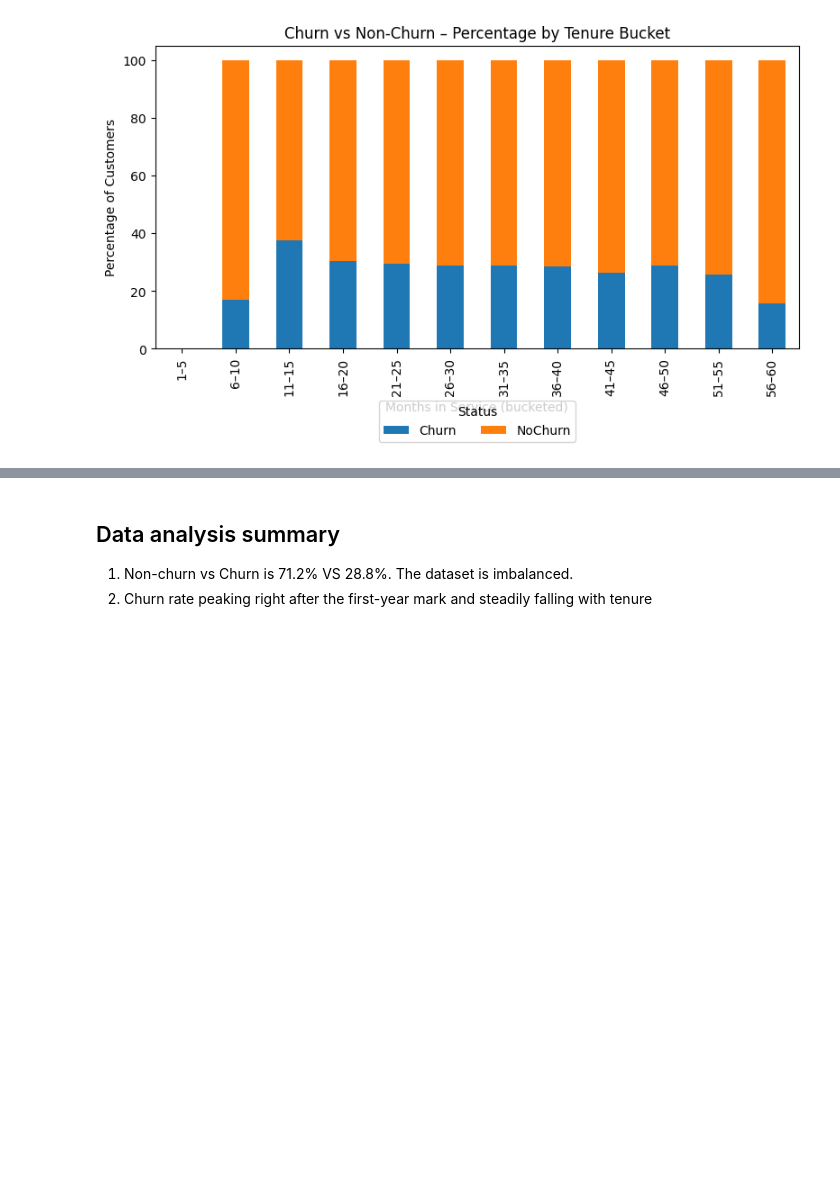
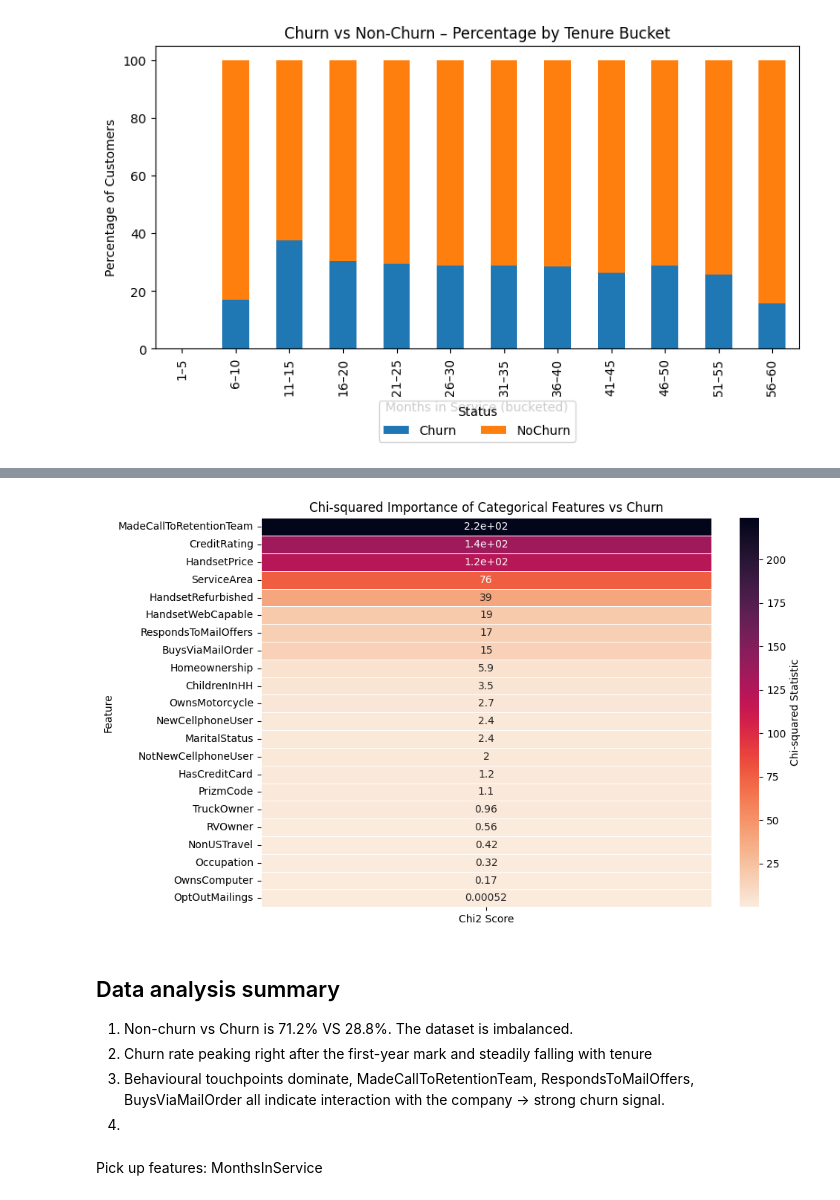
Before and after one commit to jycwy/MLOPs_zoomcamp_project, a Jupyter notebook: src/model training/data_eda.ipynb, the cells around one changed output, grey strips where cells are left out. Drawn from its saved outputs; the diff is of its cells as text; code cells hidden in the pictures; blank space fills up the shorter version.

```diff
--- a/src/model training/data_eda.ipynb
+++ b/src/model training/data_eda.ipynb
@@ -149,9 +226,44 @@ plt.show()
+# %%
+# Prepare categorical features
+cat_cols = train_df.select_dtypes(include='object').drop(columns=['Churn']).columns
+
+# Encode categorical variables
+X_cat = train_df[cat_cols].apply(lambda col: LabelEncoder().fit_transform(col.astype(str)))
+y = LabelEncoder().fit_transform(train_df['Churn'])
+
+# Perform chi-squared test
+chi_scores, _ = chi2(X_cat, y)
+
+# Create and sort dataframe
+chi2_df = pd.DataFrame({'Feature': cat_cols, 'Chi2 Score': chi_scores})
+chi2_df = chi2_df.sort_values(by='Chi2 Score', ascending=False)
+# %%
+heat_df = chi2_df.set_index('Feature')[['Chi2 Score']]   # keep scores, drop p-values in heat-map
+
+plt.figure(figsize=(10, 6))
+sns.heatmap(
+    heat_df,
+    cmap='rocket_r',          # nice dark-to-light palette
+    annot=True,
+    linewidths=.5,
+    cbar_kws={'label': 'Chi-squared Statistic'}
+)
+plt.title('Chi-squared Importance of Categorical Features vs Churn')
+plt.tight_layout()
+plt.show()
+# %% [output]
+[figure, added]
 # %% [markdown]
 ## Data analysis summary
 1. Non-churn vs Churn is 71.2% VS 28.8%. The dataset is imbalanced.
 2. Churn rate peaking right after the first-year mark and steadily falling with tenure
+3. Behavioural touchpoints dominate, MadeCallToRetentionTeam, RespondsToMailOffers, BuysViaMailOrder all indicate interaction with the company → strong churn signal.
+4.
 # %%
 # 3 Feature engineering
+# %% [markdown]
+Pick up features:
+MonthsInService
 # %%
 # 4 Exploratory plots
 # %%
```
Also changed, not shown: parts of 10 cells of this notebook, 2 other files.
